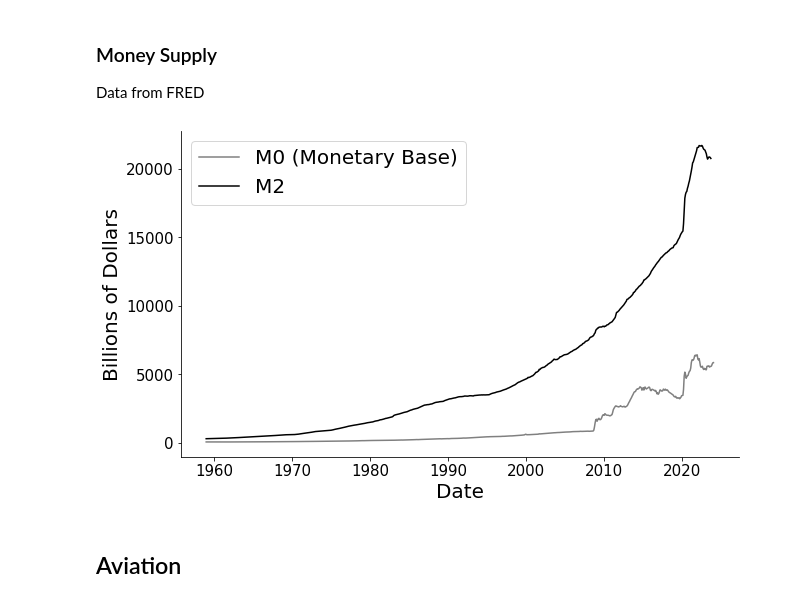
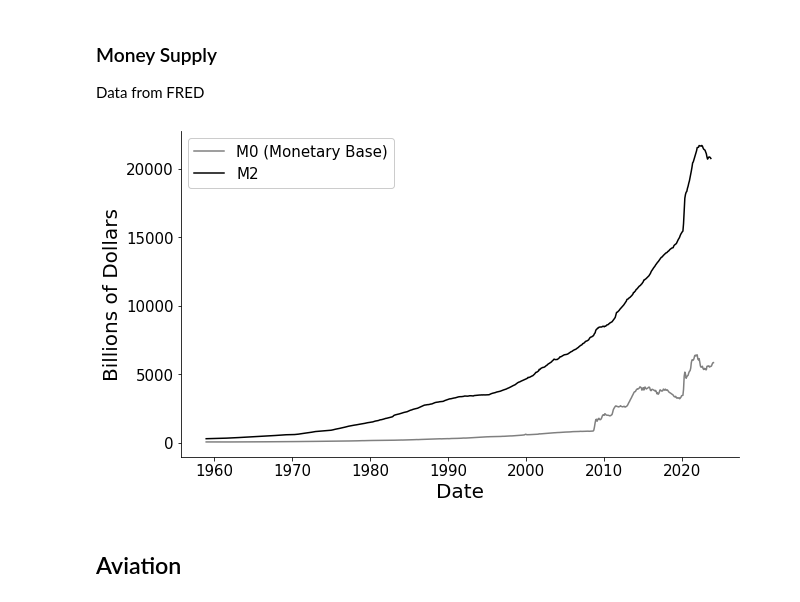
Before and after one commit to jordanott/BackToTheFuture, a Jupyter notebook: notebooks/government.ipynb, the cells around one changed output. Drawn from its saved outputs; the diff is of its cells as text; code cells hidden in the pictures.

```diff
--- a/notebooks/government.ipynb
+++ b/notebooks/government.ipynb
@@ -222,12 +227,13 @@ m2["Date"] = pd.to_datetime(m2["Date"], format="mixed")
 # %%
 sns.lineplot(x="Date", y="Billions of Dollars", data=m0, label="M0 (Monetary Base)", color="gray")
 # sns.lineplot(x="Date", y="Billions of Dollars", data=m1)
 sns.lineplot(x="Date", y="Billions of Dollars", data=m2, label="M2", color="black")
 
-plt.legend(fontsize=20);
+helper.create_legend()
+
 plt.savefig("../images/money_supply.png", transparent=True)
 # %% [output]
-[figure, old version]
+[figure, new version]
 # %% [markdown]
 ## Aviation
 # %% [markdown]
```
Also changed, not shown: parts of 10 cells of this notebook, 2 other files.
